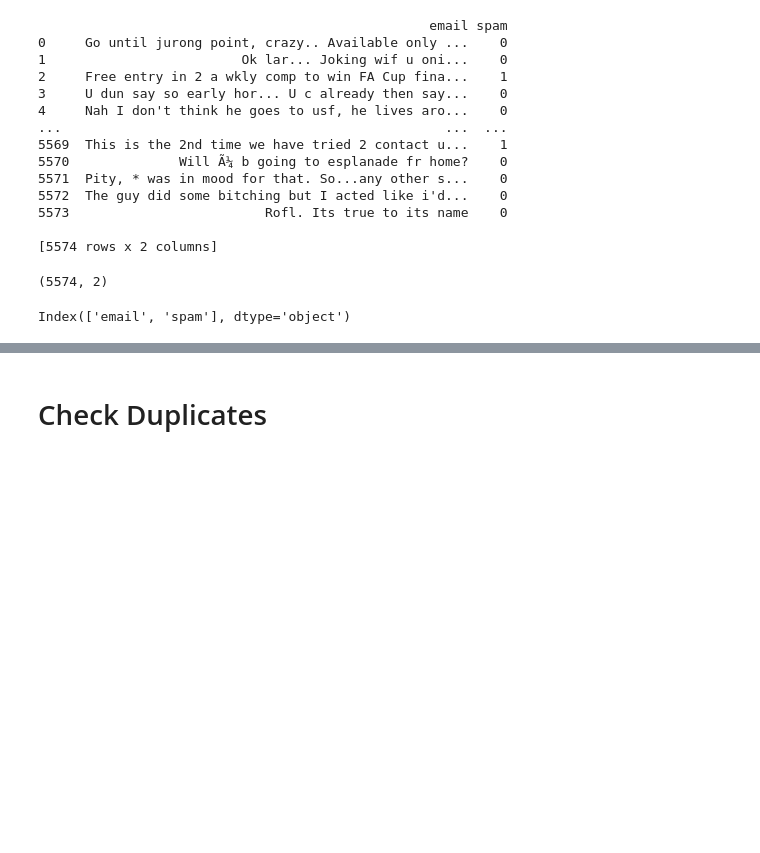
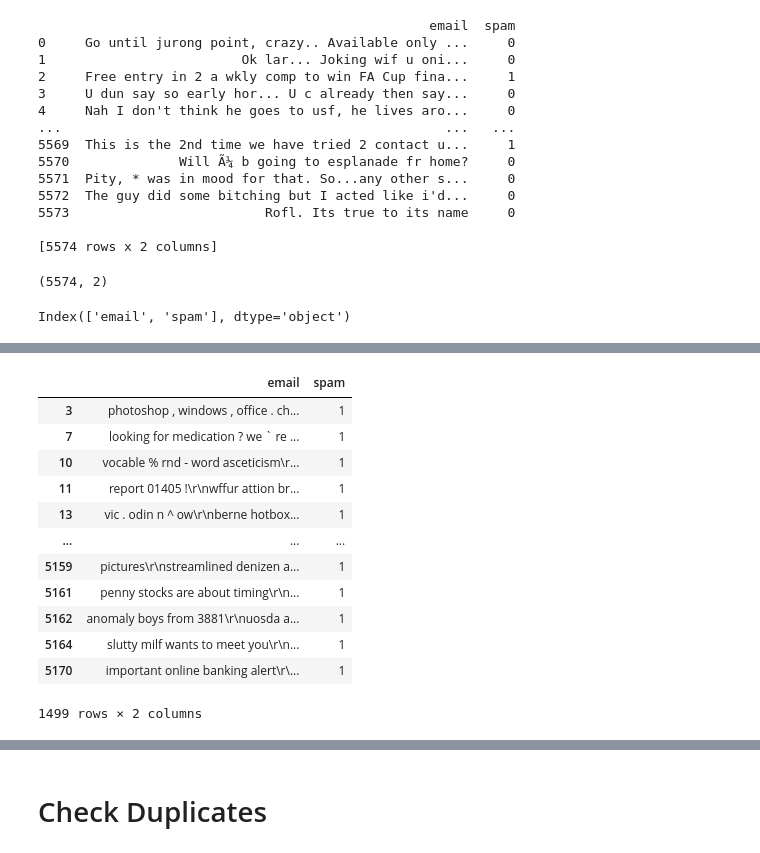
Before and after one commit to tejasborkar74/Spam-Detection-Naive-Bayes-ML, a Jupyter notebook: spam detection.ipynb, the cells around one changed output, grey strips where cells are left out. Cells and saved outputs as stored; diff of their text form; code cells hidden in the pictures; blank space fills up the shorter version.

```diff
--- a/spam detection.ipynb
+++ b/spam detection.ipynb
@@ -58,0 +94,22 @@ Index(['email', 'spam'], dtype='object')
+# %%
+file2 = pd.read_csv('D:\\5th sem\\ML\\Projects\\Dataset\\spam_ham_dataset.csv')
+file2.drop(['Unnamed: 0','label'], axis =1,inplace = True)
+file2.columns=['email','spam']
+file2 = file2[file2['spam'] == 1]
+file2['email']= file2['email'].apply(lambda str : str[9:])
+
+file2
+# %% [output]
+|  | email | spam |
+| 3 | photoshop , windows , office . ch... | 1 |
+| 7 | looking for medication ? we ` re ... | 1 |
+| 10 | vocable % rnd - word asceticism\r... | 1 |
+| 11 | report 01405 !\r\nwffur attion br... | 1 |
+| 13 | vic . odin n ^ ow\r\nberne hotbox... | 1 |
+| ... | ... | ... |
+| 5159 | pictures\r\nstreamlined denizen a... | 1 |
+| 5161 | penny stocks are about timing\r\n... | 1 |
+| 5162 | anomaly boys from 3881\r\nuosda a... | 1 |
+| 5164 | slutty milf wants to meet you\r\n... | 1 |
+| 5170 | important online banking alert\r\... | 1 |
+1499 rows × 2 columns
```
Also changed, not shown: parts of 34 cells of this notebook, 11 other files.
